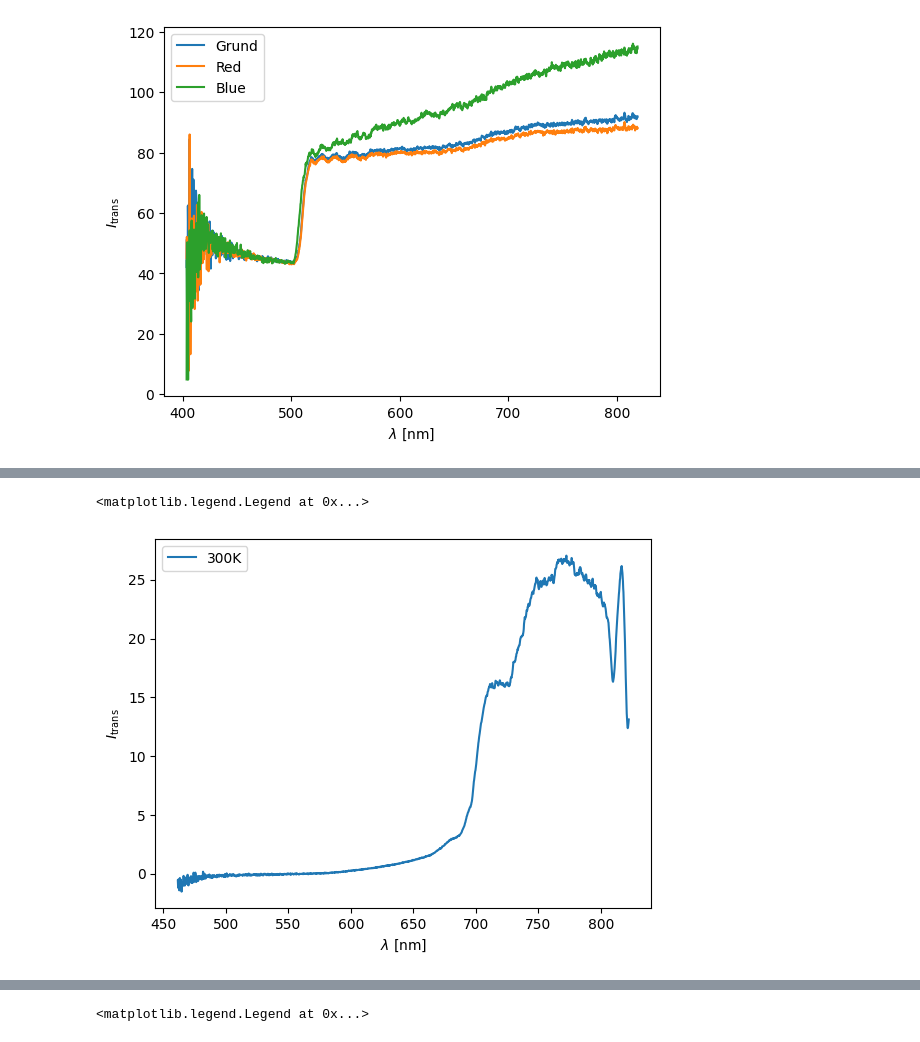
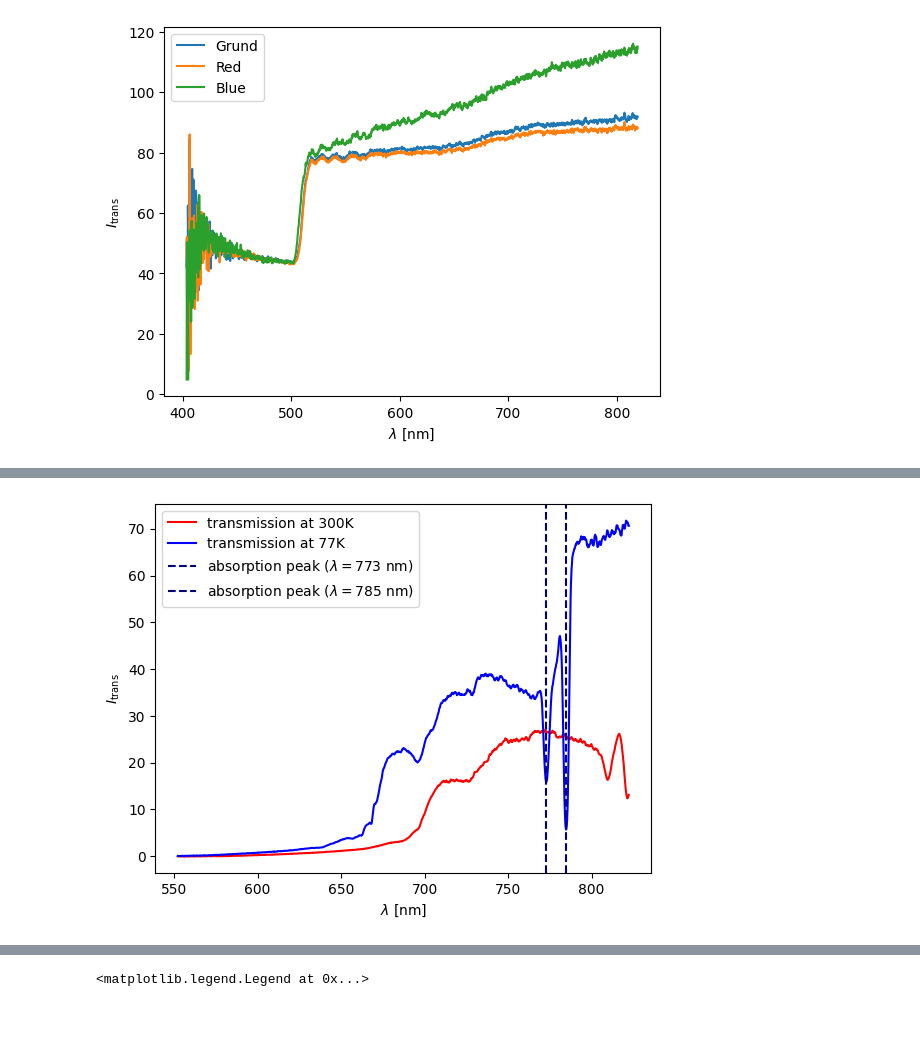
Before and after one commit to thexwon/P4, a Jupyter notebook: Semiconductor Spectroscopy/ss.ipynb, the cells around one changed output, grey strips where cells are left out. Drawn from its saved outputs; the diff is of its cells as text; code cells hidden in the pictures.

```diff
--- a/Semiconductor Spectroscopy/ss.ipynb
+++ b/Semiconductor Spectroscopy/ss.ipynb
@@ -193,15 +199,26 @@ plt.legend()
 #Exercise 3
 # %%
 #plott(readd('Aufg3_QuantWell_RaumTemp.Master.Transmission', 350, 1717))
-start = 400
-stop = 1667
+start = 800
+stop = 1267
 plt.plot(readd('Aufg3_QuantWell_RaumTemp.Master.Transmission', start, stop)[:,0],
         readd('Aufg3_QuantWell_RaumTemp.Master.Transmission', start, stop)[:,1],
-        label = '300K'
+        label = 'transmission at 300K',
+         color = 'red'
         )
+plt.plot(readd('Aufg3_QuantWell_Kalt.Master.Transmission', start, stop)[:,0],
+        readd('Aufg3_QuantWell_Kalt.Master.Transmission', start, stop)[:,1],
+        label = 'transmission at 77K',
+         color = 'blue'
+        )
+plt.axvline(x = 773, color = 'navy', linestyle = '--',
+            label = fr'absorption peak ($\lambda = 773$ nm)')
+plt.axvline(x = 785, color = 'navy', linestyle = '--',
+            label = fr'absorption peak ($\lambda = 785$ nm)')
+
 plt.xlabel(fr'$\lambda$ [nm]')
 plt.ylabel(fr'$I_\mathrm{{trans}}$')
 plt.legend()
+plt.savefig('ss_ex3.jpg', dpi = 800)
 # %% [output]
-<matplotlib.legend.Legend at 0x...>
-[figure, old version]
+[figure, new version]
```
Also changed, not shown: parts of 12 cells of this notebook.
